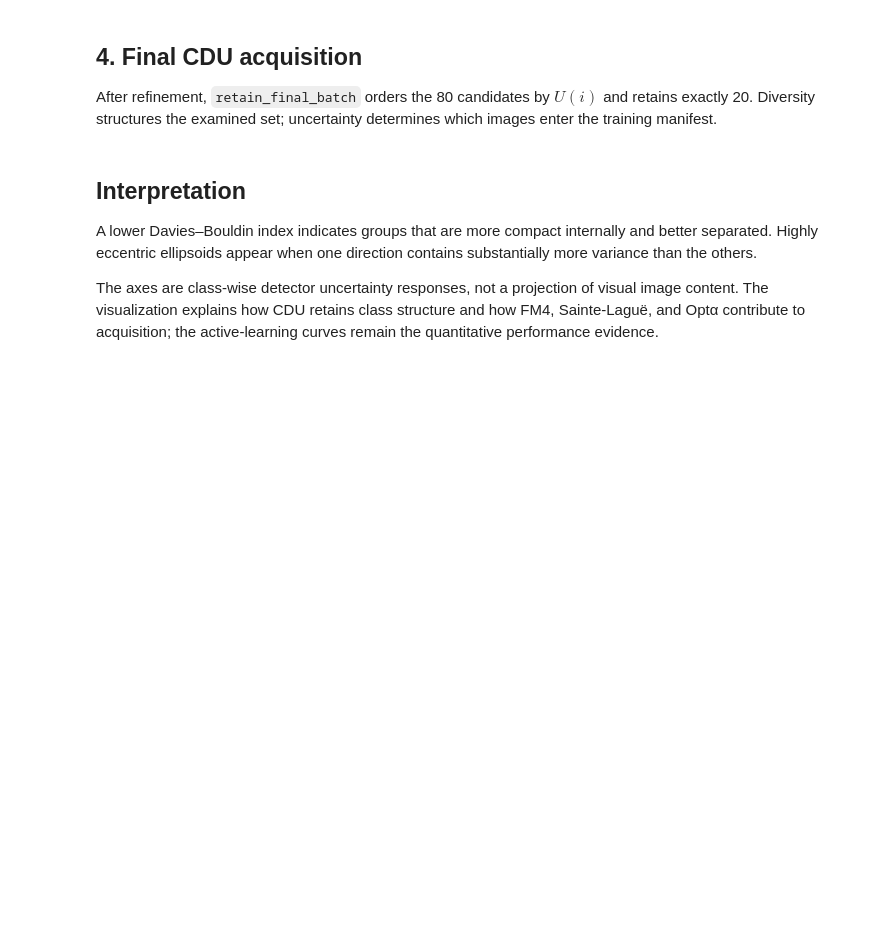
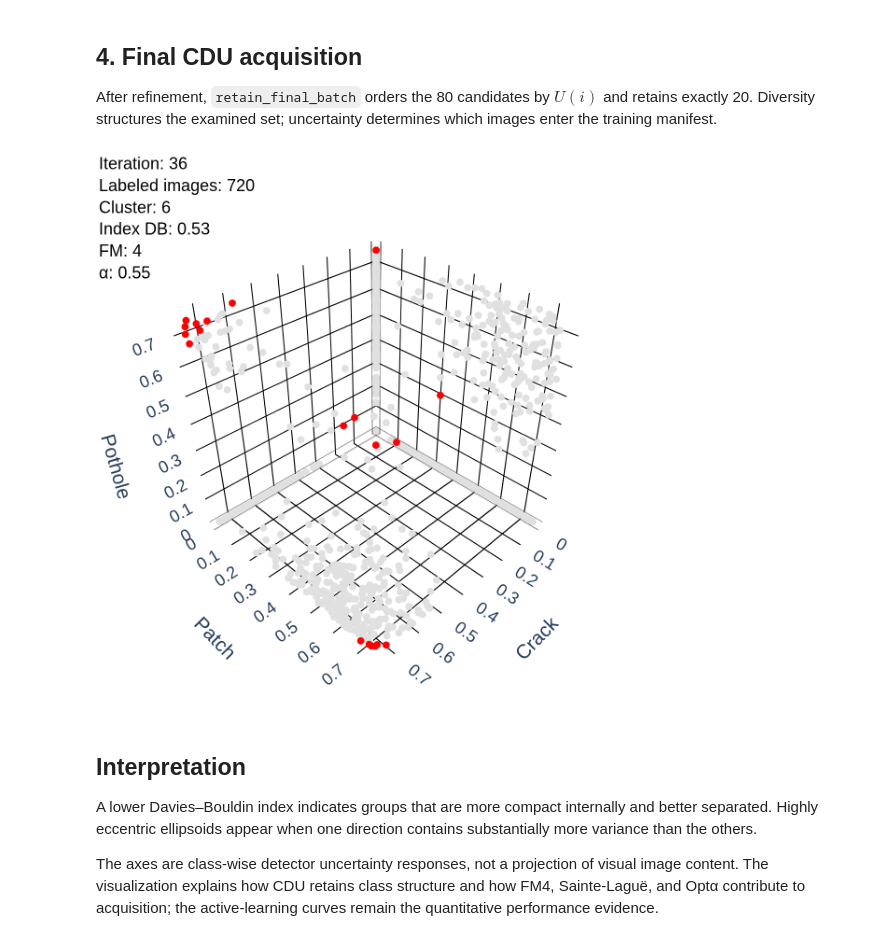
Before and after one commit to paulinavelasquez/cdu, a Jupyter notebook: notebooks/cdu_3d_visualization.ipynb, the cells around one changed output. Saved outputs shown, nothing was run; the diff lists cells and outputs as text; code cells hidden in the pictures; blank space fills up the shorter version.

```diff
--- a/notebooks/cdu_3d_visualization.ipynb
+++ b/notebooks/cdu_3d_visualization.ipynb
@@ -100,7 +125,14 @@ display(group_summary.style.format({column: '{:.0f}' for column in group_summary
 After refinement, `retain_final_batch` orders the 80 candidates by $U(i)$ and retains exactly 20. Diversity structures the examined set; uncertainty determines which images enter the training manifest.
 # %%
 final_figure = artifacts['interactive']['selected']
-final_figure.show(config={'scrollZoom': True, 'displaylogo': False})
+if INTERACTIVE_3D:
+    final_figure.show(config={'scrollZoom': True, 'displaylogo': False})
+else:
+    display(Image(data=final_figure.to_image(
+        format='png', width=400, height=400, scale=3
+    )))
+# %% [output]
+[figure, added]
 # %% [markdown]
 ## Interpretation
 
```
Also changed, not shown: parts of 5 cells of this notebook, 10 other files.
